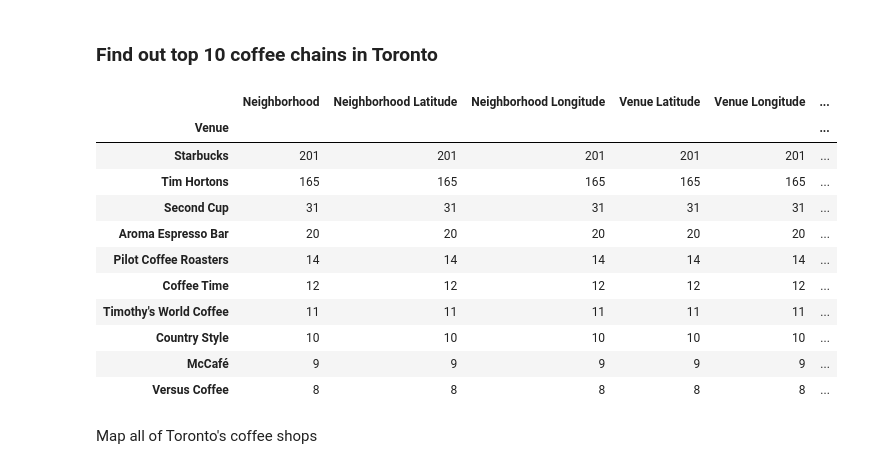
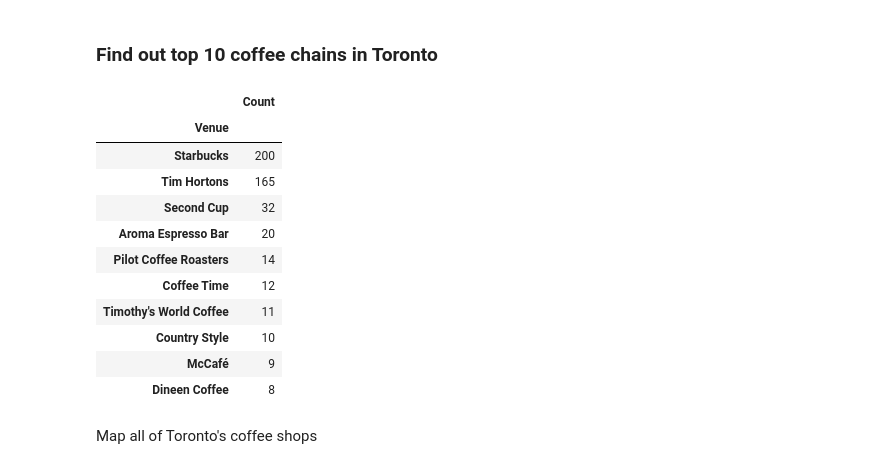
Before and after one commit to dkhlv/Coursera_Capstone, a Jupyter notebook: Capstone-Project/coffee-shop-comparison.ipynb, the cells around one changed output. Cells and saved outputs as stored; diff of their text form; code cells hidden in the pictures.

```diff
--- a/Capstone-Project/coffee-shop-comparison.ipynb
+++ b/Capstone-Project/coffee-shop-comparison.ipynb
@@ -246,7 +237,7 @@ vancouver_map
 # %%
 CLIENT_ID = '' # your Foursquare ID
 CLIENT_SECRET = '' # your Foursquare Secret
-VERSION = '20190929' # Foursquare API version
+VERSION = '20190930' # Foursquare API version
 # %% [markdown]
 ### Find all coffee shops in Toronto by neighborhood
 # %%
@@ -329,21 +320,22 @@ ratio_tor
 ### Find out top 10 coffee chains in Toronto
 # %%
 tc = toronto_coffee_shops.groupby('Venue').count().sort_values('Neighborhood', ascending=False)
-# vc = vc.drop(['Neighborhood'])
-tc.head(10)
+topc = tc.drop(['Neighborhood', 'Neighborhood Latitude', 'Neighborhood Longitude', 'Venue Latitude', 'Venue Longitude'], axis=1)
+topc.rename(columns={'Venue Category': 'Count'}, inplace=True)
+topc.head(10)
 # %% [output]
-|  | Neighborhood | Neighborhood Latitude | Neighborhood Longitude | Venue Latitude | Venue Longitude | ... |
-| Venue |  |  |  |  |  | ... |
-| Starbucks | 201 | 201 | 201 | 201 | 201 | ... |
-| Tim Hortons | 165 | 165 | 165 | 165 | 165 | ... |
-| Second Cup | 31 | 31 | 31 | 31 | 31 | ... |
-| Aroma Espresso Bar | 20 | 20 | 20 | 20 | 20 | ... |
-| Pilot Coffee Roasters | 14 | 14 | 14 | 14 | 14 | ... |
-| Coffee Time | 12 | 12 | 12 | 12 | 12 | ... |
-| Timothy's World Coffee | 11 | 11 | 11 | 11 | 11 | ... |
-| Country Style | 10 | 10 | 10 | 10 | 10 | ... |
-| McCafé | 9 | 9 | 9 | 9 | 9 | ... |
-| Versus Coffee | 8 | 8 | 8 | 8 | 8 | ... |
+|  | Count |
+| Venue |  |
+| Starbucks | 200 |
+| Tim Hortons | 165 |
+| Second Cup | 32 |
+| Aroma Espresso Bar | 20 |
+| Pilot Coffee Roasters | 14 |
+| Coffee Time | 12 |
+| Timothy's World Coffee | 11 |
+| Country Style | 10 |
+| McCafé | 9 |
+| Dineen Coffee | 8 |
 # %% [markdown]
 Map all of Toronto's coffee shops
 # %%
```
Also changed, not shown: parts of 8 cells of this notebook.
